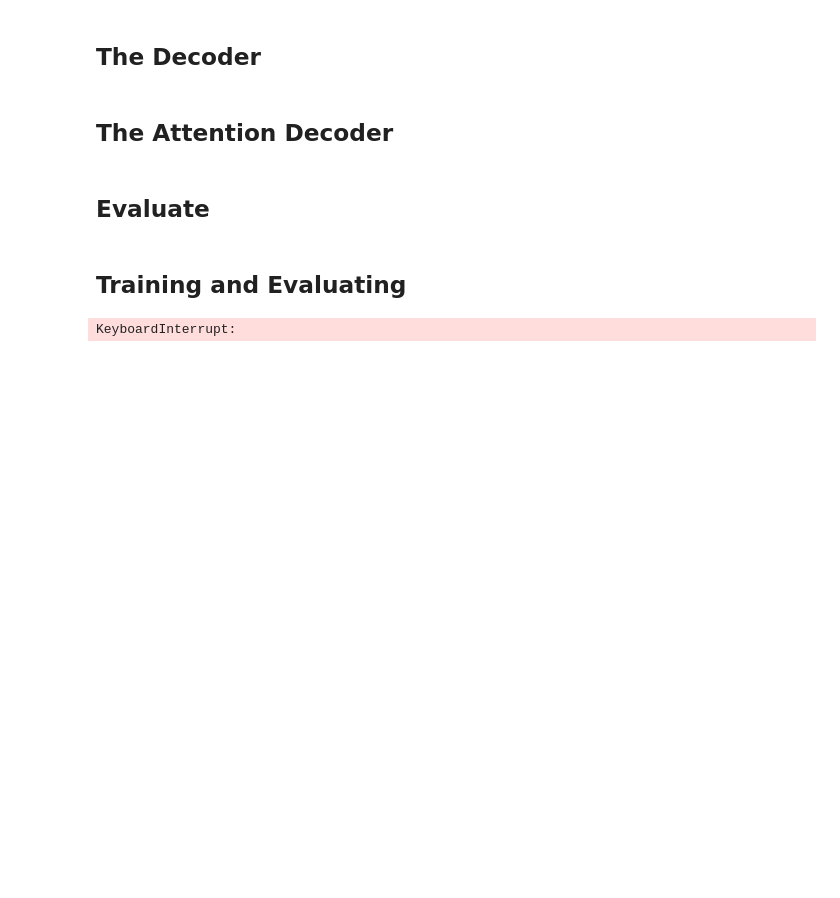
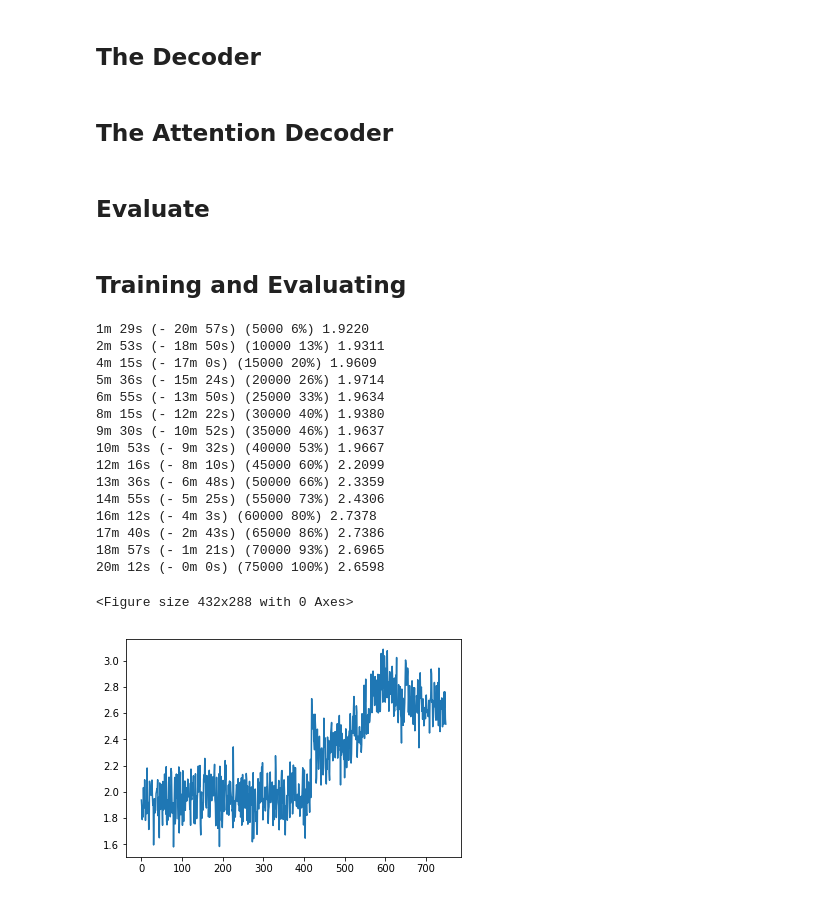
Before and after one commit to pedrodiamel/pytorch-paraphraser, a Jupyter notebook: books/translate_por.ipynb, the cells around one changed output. Drawn from its saved outputs; the diff is of its cells as text; code cells hidden in the pictures; blank space fills up the shorter version.

```diff
--- a/books/translate_por.ipynb
+++ b/books/translate_por.ipynb
@@ -347,6 +351,7 @@ def trainIters(
             plot_loss_total = 0
 
     showPlot(plot_losses)
+    return plot_losses
 # %%
 import matplotlib.pyplot as plt
 plt.switch_backend('agg')
@@ -414,10 +420,26 @@ def evaluateRandomly(encoder, decoder, n=10):
 # %% [markdown]
 ## Training and Evaluating
 # %%
-hidden_size = 256
-encoder1 = EncoderRNN(input_lang.n_words, hidden_size).to(device)
-attn_decoder1 = AttnDecoderRNN(hidden_size, output_lang.n_words, dropout_p=0.1).to(device)
+#hidden_size = 256
+#encoder1 = EncoderRNN(input_lang.n_words, hidden_size).to(device)
+#attn_decoder1 = AttnDecoderRNN(hidden_size, output_lang.n_words, dropout_p=0.1).to(device)
 
-trainIters(encoder1, attn_decoder1, 75000, print_every=5000)
+plot_losses = trainIters(encoder1, attn_decoder1, 75000, print_every=5000)
 # %% [output]
-KeyboardInterrupt:
+1m 29s (- 20m 57s) (5000 6%) 1.9220
+2m 53s (- 18m 50s) (10000 13%) 1.9311
+4m 15s (- 17m 0s) (15000 20%) 1.9609
+5m 36s (- 15m 24s) (20000 26%) 1.9714
+6m 55s (- 13m 50s) (25000 33%) 1.9634
+8m 15s (- 12m 22s) (30000 40%) 1.9380
+9m 30s (- 10m 52s) (35000 46%) 1.9637
+10m 53s (- 9m 32s) (40000 53%) 1.9667
+12m 16s (- 8m 10s) (45000 60%) 2.2099
+13m 36s (- 6m 48s) (50000 66%) 2.3359
+14m 55s (- 5m 25s) (55000 73%) 2.4306
+16m 12s (- 4m 3s) (60000 80%) 2.7378
+17m 40s (- 2m 43s) (65000 86%) 2.7386
+18m 57s (- 1m 21s) (70000 93%) 2.6965
+20m 12s (- 0m 0s) (75000 100%) 2.6598
+<Figure size 432x288 with 0 Axes>
+[figure, added]
```
Also changed, not shown: parts of 6 cells of this notebook, 2 other files.
